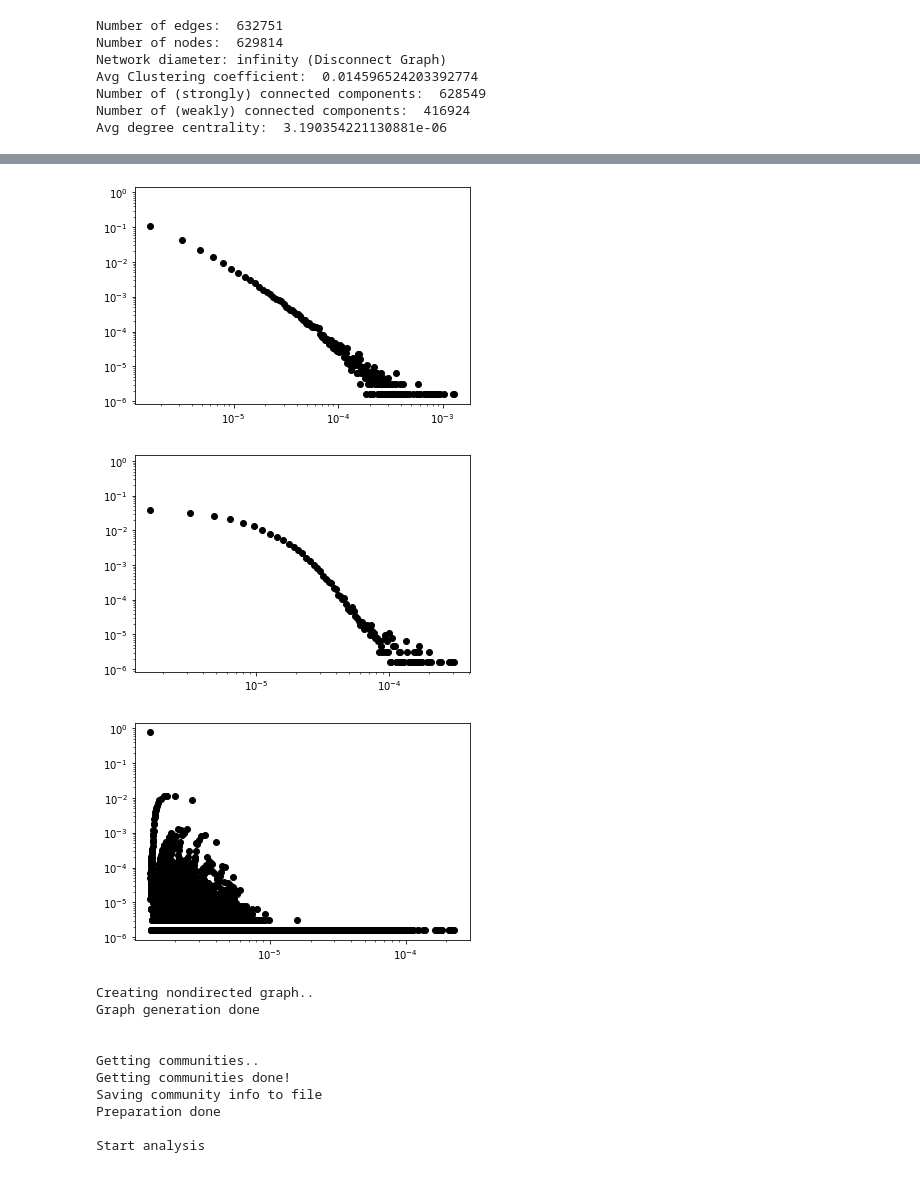
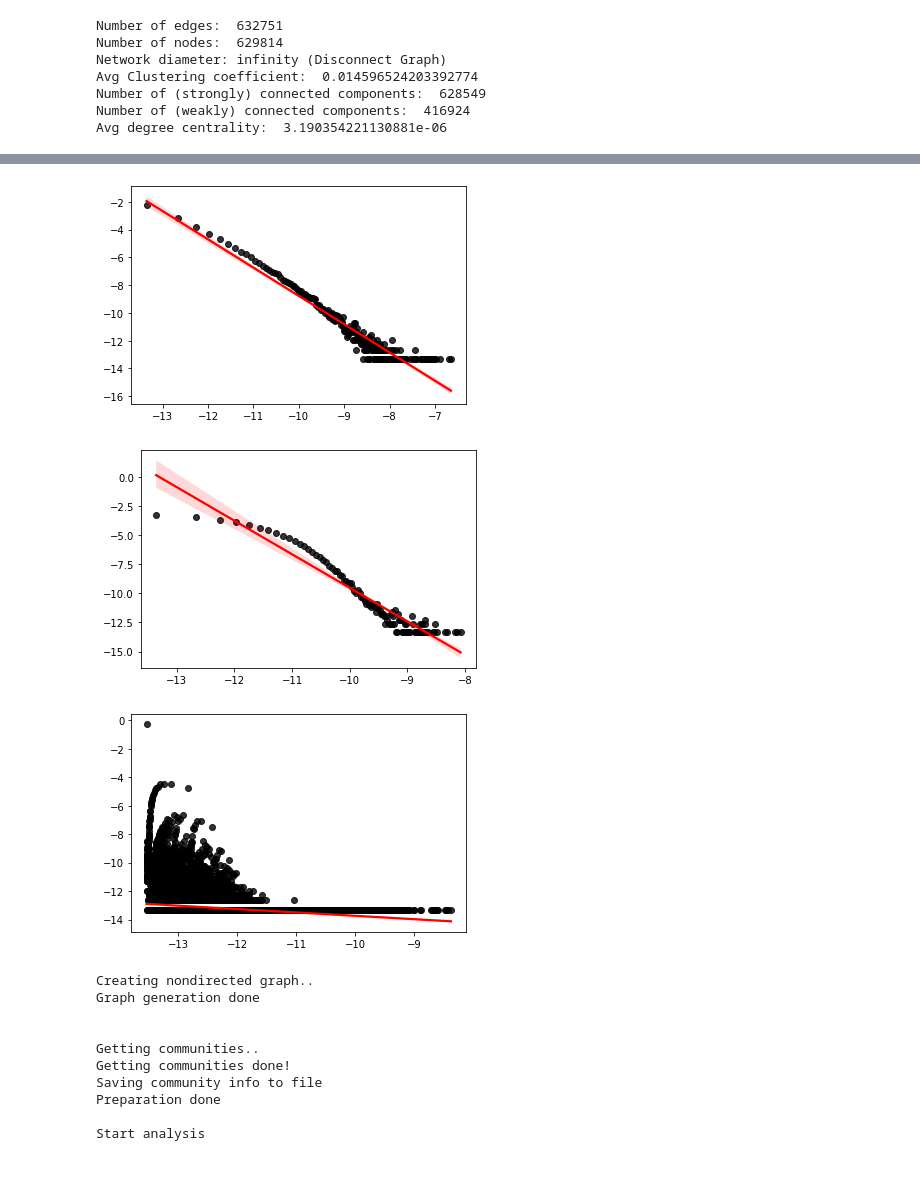
Before and after one commit to 0LTSU0/SNA_project7, a Jupyter notebook: sna_jupyter.ipynb, the cells around one changed output, grey strips where cells are left out. Cells and saved outputs as stored; diff of their text form; code cells hidden in the pictures.

```diff
--- a/sna_jupyter.ipynb
+++ b/sna_jupyter.ipynb
@@ -136,39 +160,55 @@ plt.show()
 # %%
 #--3--
 #Check how well power law distribution can be fit to degrees calcualted in previus step
+import pandas
+import seaborn as sns
 
-#TODO: fit lines
 
-plt.yscale("log")
-plt.xscale("log")
-
-#x_id_log = [log(val,10) for val in x_id]
-#y_id_log = [log(val,10) for val in y_id]
-plt.plot(x_id, y_id,'o', color='black')
-#plt.plot(x_id_log, y_id_log,'o', color='black')
+#Plot powerlaw for indegree
+df = pandas.DataFrame(list(zip(x_id,y_id)),columns=['x','y'])
+df_no0 = df[df.x != 0]
+listx = list(df_no0['x'])
+listy = list(df_no0['y'])
+listx_log = []
+listy_log = []
+for item in listx:
+    listx_log.append(math.log(item))
+for item in listy:
+    listy_log.append(math.log(item))
+seaborn.regplot(x=listx_log, y=listy_log, x_ci=95, scatter_kws={"color": "black"}, line_kws={"color": "red"})
 plt.show()
 
-plt.yscale("log")
-plt.xscale("log")
-
-#x_od_log = [log(val,10) for val in x_od]
-#y_od_log = [log(val,10) for val in y_od]
-plt.plot(x_od, y_od,'o', color='black')
-#plt.plot(x_od_log, y_od_log,'o', color='black')
+#Plot powerlaw for outdegree
+df = pandas.DataFrame(list(zip(x_od,y_od)),columns=['x','y'])
+df_no0 = df[df.x != 0]
+listx = list(df_no0['x'])
+listy = list(df_no0['y'])
+listx_log = []
+listy_log = []
+for item in listx:
+    listx_log.append(math.log(item))
+for item in listy:
+    listy_log.append(math.log(item))
+seaborn.regplot(x=listx_log, y=listy_log, x_ci=95, scatter_kws={"color": "black"}, line_kws={"color": "red"})
 plt.show()
 
-plt.yscale("log")
-plt.xscale("log")
-
-#x_pr_log = [log(val,10) for val in x_pr]
-#y_pr_log = [log(val,10) for val in y_pr]
-plt.plot(x_pr, y_pr,'o', color='black')
-#plt.plot(x_pr_log, y_pr_log,'o', color='black')
+#Plot powerlaw for pagerank
+df = pandas.DataFrame(list(zip(x_pr,y_pr)),columns=['x','y'])
+df_no0 = df[df.x != 0]
+listx = list(df_no0['x'])
+listy = list(df_no0['y'])
+listx_log = []
+listy_log = []
+for item in listx:
+    listx_log.append(math.log(item))
+for item in listy:
+    listy_log.append(math.log(item))
+seaborn.regplot(x=listx_log, y=listy_log, x_ci=95, scatter_kws={"color": "black"}, line_kws={"color": "red"})
 plt.show()
 # %% [output]
-[figure, old version]
+[figure, new version]
-[figure, old version]
+[figure, new version]
-[figure, old version]
+[figure, new version]
 # %%
 #--5--Preparation
 #In task 5, we need to look how well communities identified in task 4 fit to publication venue info so do
```
Also changed, not shown: parts of 1 cell of this notebook.
